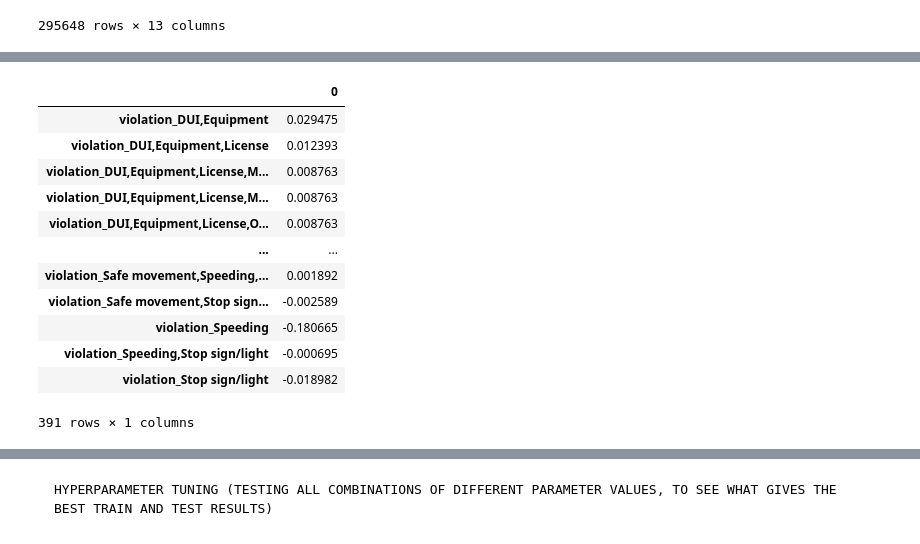
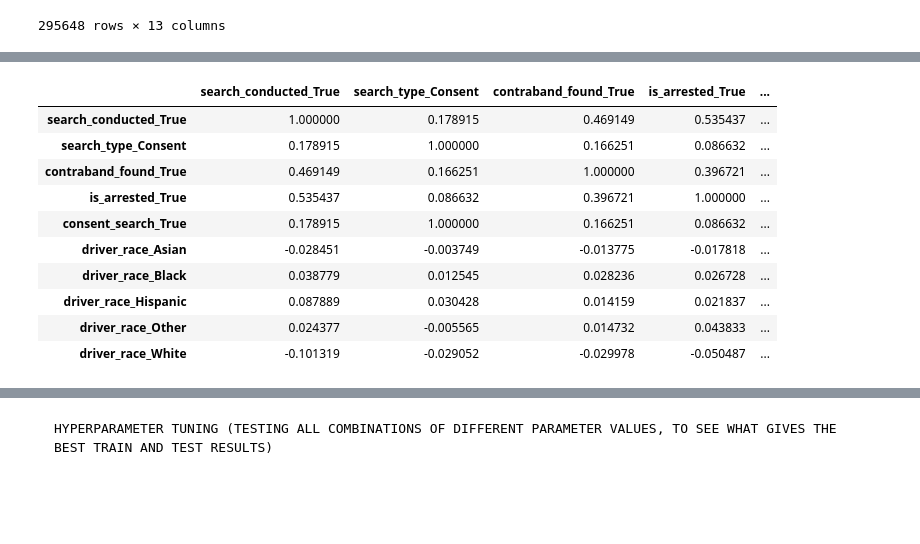
Before and after one commit to MasterWolff/BDA-Project, a Jupyter notebook: BDA code.ipynb, the cells around one changed output, grey strips where cells are left out. Saved outputs shown, nothing was run; the diff lists cells and outputs as text; code cells hidden in the pictures; blank space fills up the shorter version.

```diff
--- a/BDA code.ipynb
+++ b/BDA code.ipynb
@@ -273,4 +273,17 @@ All_Violations = Xd[['violation_DUI,Equipment', 'violation_DUI,Equipment,License
 'violation_Paperwork,Registration/plates,Safe movement,Speeding', 'violation_Paperwork,Registration/plates,Safe movement,Stop sign/light', 'violation_Paperwork,Registration/plates,Speeding', 'violation_Paperwork,Registration/plates,Speeding,Stop sign/light', 'violation_Paperwork,Registration/plates,Stop sign/light', 'violation_Paperwork,Safe movement', 'violation_Paperwork,Safe movement,Speeding', 'violation_Paperwork,Safe movement,Speeding,Stop sign/light', 'violation_Paperwork,Safe movement,Stop sign/light', 'violation_Paperwork,Speeding', 'violation_Paperwork,Speeding,Stop sign/light', 'violation_Paperwork,Stop sign/light', 'violation_Registration/plates', 'violation_Registration/plates,Safe movement', 'violation_Registration/plates,Safe movement,Speeding', 'violation_Registration/plates,Speeding', 'violation_Registration/plates,Stop sign/light', 'violation_Safe movement', 'violation_Safe movement,Speeding', 'violation_Safe movement,Speeding,Stop sign/light', 'violation_Safe movement,Stop sign/light', 'violation_Speeding', 'violation_Speeding,Stop sign/light', 'violation_Stop sign/light'
 ]]
-All_Violations
+
+#New dataframe based on ethnicity
+Ethnicity = pd.DataFrame({})
+Ethnicity = Xd[['driver_race_Asian', 'driver_race_Black', 'driver_race_Hispanic', 'driver_race_Other', 'driver_race_White']]
+
+
+#New dataframe based on outcome
+Outcome = pd.DataFrame({})
+Outcome = Xd[['search_conducted_True', 'search_type_Consent', 'contraband_found_True', 'is_arrested_True', 'consent_search_True']]
+
+
+Ethnicity_Outcome = pd.DataFrame({})
+Ethnicity_Outcome = Xd[['search_conducted_True', 'search_type_Consent', 'contraband_found_True', 'is_arrested_True', 'consent_search_True','driver_race_Asian', 'driver_race_Black', 'driver_race_Hispanic', 'driver_race_Other', 'driver_race_White']]
+Ethnicity_Outcome
 # %% [output]
@@ -290,28 +303,34 @@ All_Violations
 # %%
+#Looks at the correlation between the values in "All_Violations" and the column from Xd specified in the function argument.
 def violation_code(column):
-    #Looks at the correlation between the values in "All_Violations" and the column from Xd specified in the function argument.
     #Converts it in the end to a dataframe, as it will only have 1 value and therefore be a series. Dataframe is needed for later visualization.
     correlation_columns = All_Violations.corrwith(Xd[column]).to_frame()
 
     return correlation_columns
 
 
 violation_code("search_conducted_True")
 violation_code("is_arrested_True")
+
+
+#Looks at corre
+def corr_2_columns(column1):
+    correlation_columns = column1.corr()
+    return correlation_columns
+
+corr_2_columns(Ethnicity_Outcome)
 # %% [output]
-|  | 0 |
-| violation_DUI,Equipment | 0.029475 |
-| violation_DUI,Equipment,License | 0.012393 |
-| violation_DUI,Equipment,License,M... | 0.008763 |
-| violation_DUI,Equipment,License,M... | 0.008763 |
-| violation_DUI,Equipment,License,O... | 0.008763 |
-| ... | ... |
-| violation_Safe movement,Speeding,... | 0.001892 |
-| violation_Safe movement,Stop sign... | -0.002589 |
-| violation_Speeding | -0.180665 |
-| violation_Speeding,Stop sign/light | -0.000695 |
-| violation_Stop sign/light | -0.018982 |
+|  | search_conducted_True | search_type_Consent | contraband_found_True | is_arrested_True | ... |
+| search_conducted_True | 1.000000 | 0.178915 | 0.469149 | 0.535437 | ... |
+| search_type_Consent | 0.178915 | 1.000000 | 0.166251 | 0.086632 | ... |
+| contraband_found_True | 0.469149 | 0.166251 | 1.000000 | 0.396721 | ... |
+| is_arrested_True | 0.535437 | 0.086632 | 0.396721 | 1.000000 | ... |
+| consent_search_True | 0.178915 | 1.000000 | 0.166251 | 0.086632 | ... |
+| driver_race_Asian | -0.028451 | -0.003749 | -0.013775 | -0.017818 | ... |
+| driver_race_Black | 0.038779 | 0.012545 | 0.028236 | 0.026728 | ... |
+| driver_race_Hispanic | 0.087889 | 0.030428 | 0.014159 | 0.021837 | ... |
+| driver_race_Other | 0.024377 | -0.005565 | 0.014732 | 0.043833 | ... |
+| driver_race_White | -0.101319 | -0.029052 | -0.029978 | -0.050487 | ... |
-391 rows × 1 columns
 # %%
 import seaborn as sns
 
```
Also changed, not shown: parts of 4 cells of this notebook.
